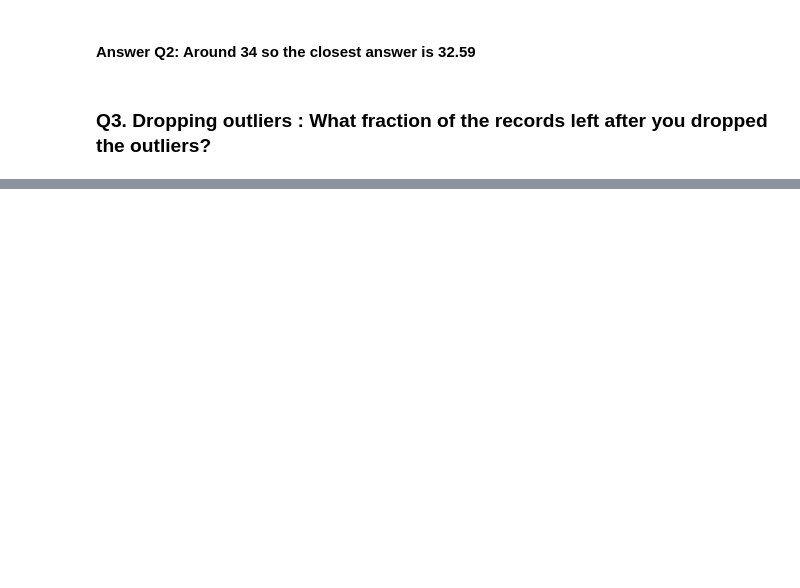
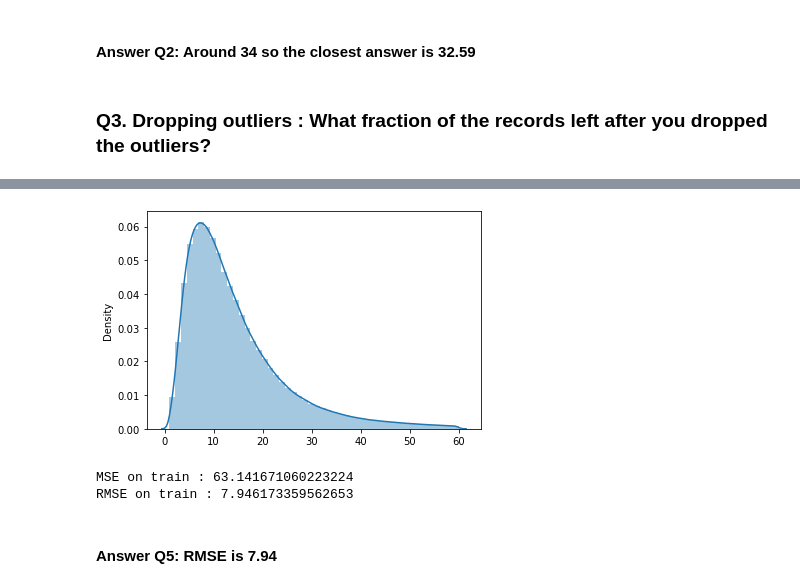
Before and after one commit to hbacard/mlops-zoomcamp, a Jupyter notebook: duration-prediction.ipynb, the cells around one changed output, grey strips where cells are left out. Cells and saved outputs as stored; diff of their text form; code cells hidden in the pictures; blank space fills up the shorter version.

```diff
--- a/duration-prediction.ipynb
+++ b/duration-prediction.ipynb
@@ -83,0 +165,2 @@ Name: outlier, dtype: float64
+# %%
+X_train = vectorized_features
@@ -83,0 +197,5 @@ Name: outlier, dtype: float64
+# %%
+sns.distplot(y_train, label="actual")
+plt.show()
+# %% [output]
+[figure, added]
@@ -83,0 +204,11 @@ Name: outlier, dtype: float64
+# %%
+mse_train = mean_squared_error(y_train, y_train_pred)
+rmse_train = np.sqrt(mse_train)
+
+print(f"MSE on train : {mse_train}")
+print(f"RMSE on train : {rmse_train}")
+# %% [output]
+MSE on train : 63.141671060223224
+RMSE on train : 7.946173359562653
+# %% [markdown]
+#### Answer Q5:  RMSE is 7.94
```
Also changed, not shown: parts of 33 cells of this notebook.
